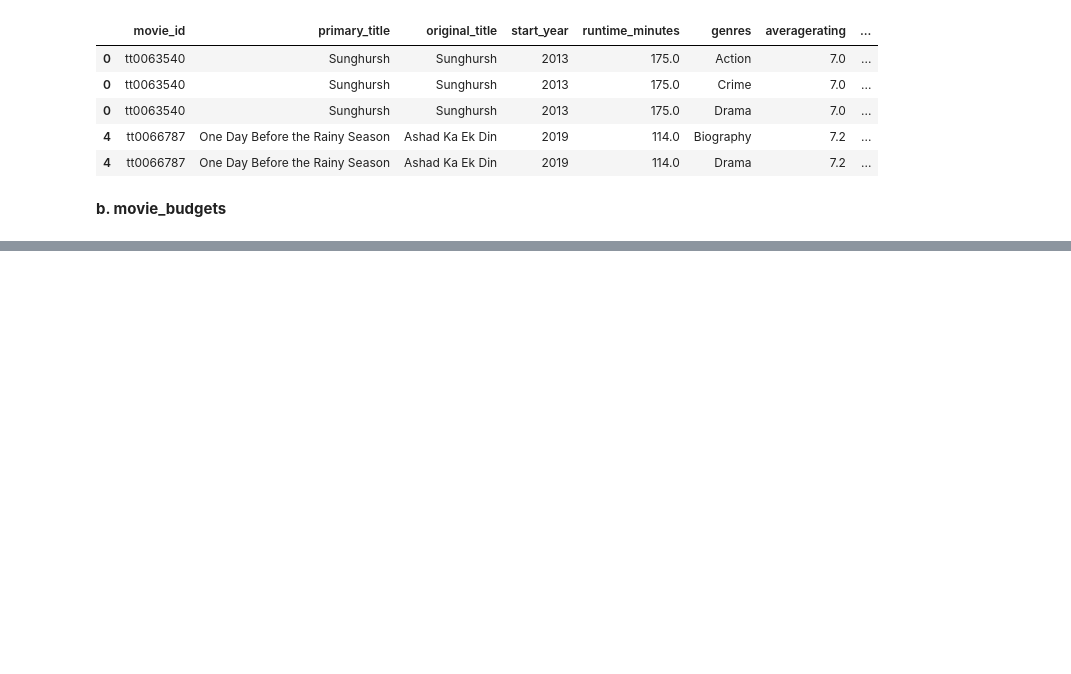
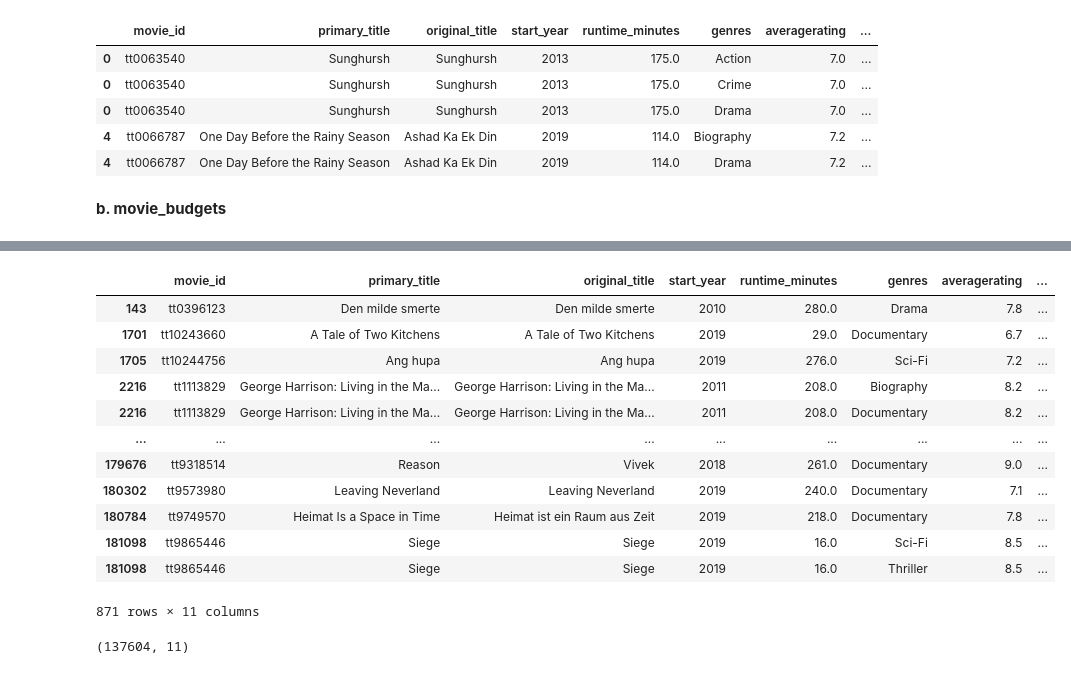
Before and after one commit to George-Mbugua/Movie_Analysis, a Jupyter notebook: Movie_Analysis.ipynb, the cells around one changed output, grey strips where cells are left out. Drawn from its saved outputs; the diff is of its cells as text; code cells hidden in the pictures; blank space fills up the shorter version.

```diff
--- a/Movie_Analysis.ipynb
+++ b/Movie_Analysis.ipynb
@@ -799,0 +819,23 @@ movie_budgets.head()
+# %%
+#Selecting the rows with the outliers
+imdb.loc[(imdb.runtime_minutes > 200) | (imdb.runtime_minutes < 40)]
+# %% [output]
+|  | movie_id | primary_title | original_title | start_year | runtime_minutes | genres | averagerating | ... |
+| 143 | tt0396123 | Den milde smerte | Den milde smerte | 2010 | 280.0 | Drama | 7.8 | ... |
+| 1701 | tt10243660 | A Tale of Two Kitchens | A Tale of Two Kitchens | 2019 | 29.0 | Documentary | 6.7 | ... |
+| 1705 | tt10244756 | Ang hupa | Ang hupa | 2019 | 276.0 | Sci-Fi | 7.2 | ... |
+| 2216 | tt1113829 | George Harrison: Living in the Ma... | George Harrison: Living in the Ma... | 2011 | 208.0 | Biography | 8.2 | ... |
+| 2216 | tt1113829 | George Harrison: Living in the Ma... | George Harrison: Living in the Ma... | 2011 | 208.0 | Documentary | 8.2 | ... |
+| ... | ... | ... | ... | ... | ... | ... | ... | ... |
+| 179676 | tt9318514 | Reason | Vivek | 2018 | 261.0 | Documentary | 9.0 | ... |
+| 180302 | tt9573980 | Leaving Neverland | Leaving Neverland | 2019 | 240.0 | Documentary | 7.1 | ... |
+| 180784 | tt9749570 | Heimat Is a Space in Time | Heimat ist ein Raum aus Zeit | 2019 | 218.0 | Documentary | 7.8 | ... |
+| 181098 | tt9865446 | Siege | Siege | 2019 | 16.0 | Sci-Fi | 8.5 | ... |
+| 181098 | tt9865446 | Siege | Siege | 2019 | 16.0 | Thriller | 8.5 | ... |
+871 rows × 11 columns
+# %%
+#Dropping outliers
+imdb = imdb.loc[(imdb.runtime_minutes>=40) & (imdb.runtime_minutes<=200)]
+imdb.shape
+# %% [output]
+(137604, 11)
```
Also changed, not shown: parts of 16 cells of this notebook.
